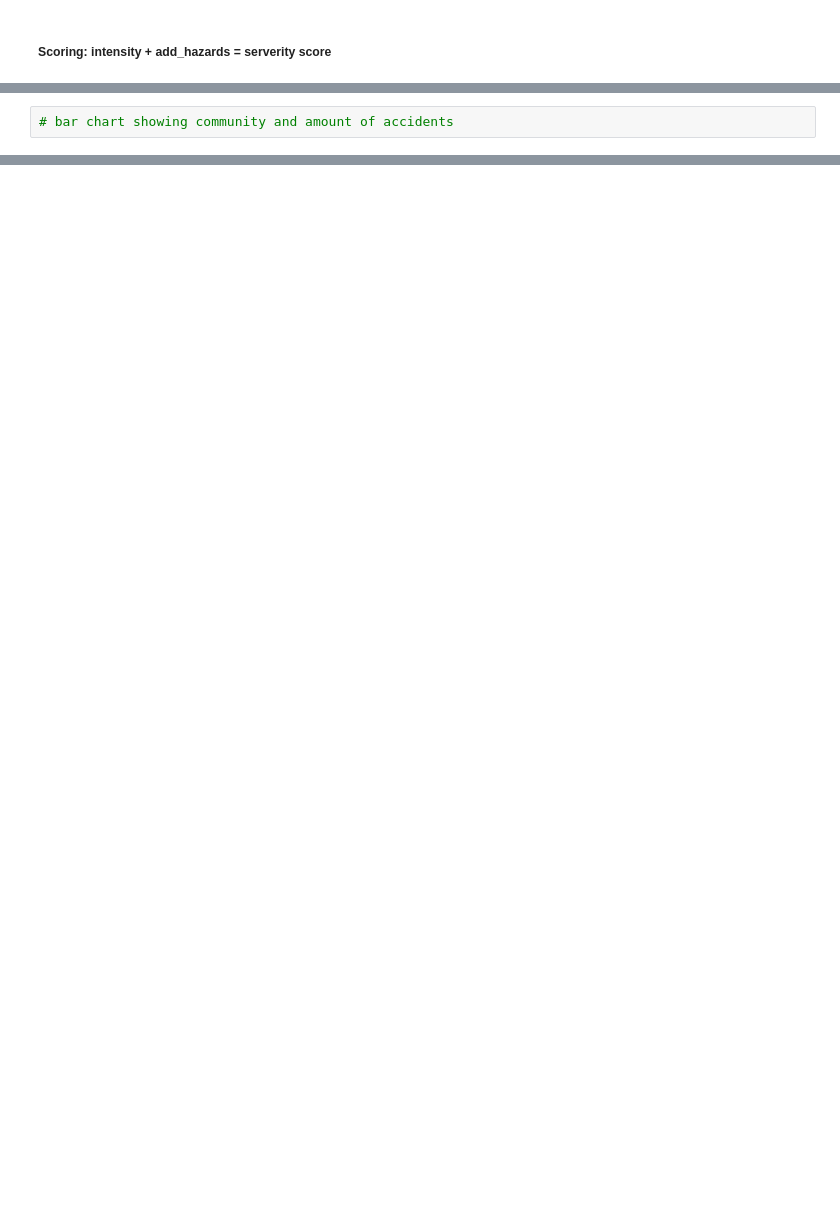
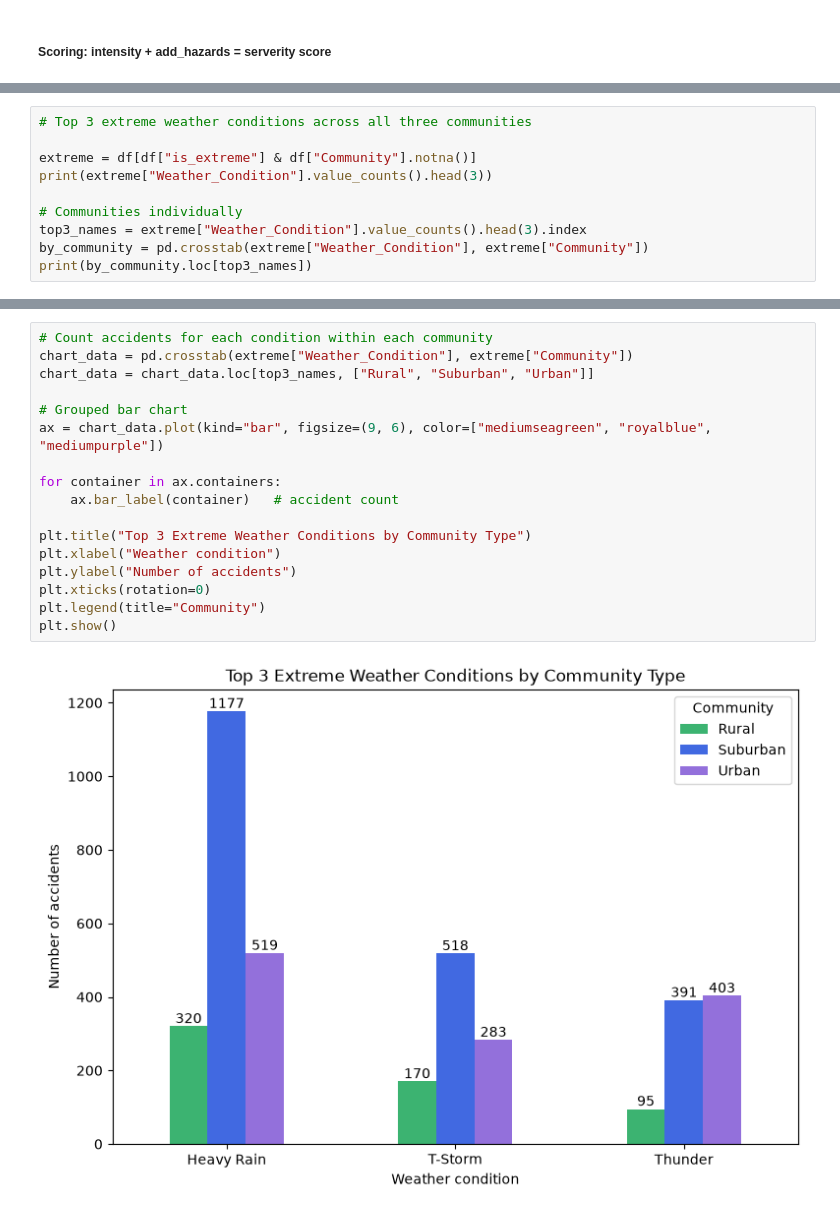
Before and after one commit to XmanJL/rolypoly-in-need4data, a Jupyter notebook: experiments/communities.ipynb, the cells around one changed output, grey strips where cells are left out. Cells and saved outputs as stored; diff of their text form; blank space fills up the shorter version.

Commit message:
Visuals

```diff
--- a/experiments/communities.ipynb
+++ b/experiments/communities.ipynb
@@ -163,2 +225,10 @@ print(community_table.round(4))
 # %%
-# bar chart showing community and amount of accidents
+# Top 3 extreme weather conditions across all three communities
+
+extreme = df[df["is_extreme"] & df["Community"].notna()]
+print(extreme["Weather_Condition"].value_counts().head(3))
+
+# Communities individually
+top3_names = extreme["Weather_Condition"].value_counts().head(3).index
+by_community = pd.crosstab(extreme["Weather_Condition"], extreme["Community"])
+print(by_community.loc[top3_names])
@@ -164,0 +246,19 @@ print(community_table.round(4))
+# %%
+# Count accidents for each condition within each community
+chart_data = pd.crosstab(extreme["Weather_Condition"], extreme["Community"])
+chart_data = chart_data.loc[top3_names, ["Rural", "Suburban", "Urban"]]
+
+# Grouped bar chart
+ax = chart_data.plot(kind="bar", figsize=(9, 6), color=["mediumseagreen", "royalblue", "mediumpurple"])
+
+for container in ax.containers:
+    ax.bar_label(container)   # accident count
+
+plt.title("Top 3 Extreme Weather Conditions by Community Type")
+plt.xlabel("Weather condition")
+plt.ylabel("Number of accidents")
+plt.xticks(rotation=0)
+plt.legend(title="Community")
+plt.show()
+# %% [output]
+[figure, added]
```
Also changed, not shown: parts of 7 cells of this notebook.
